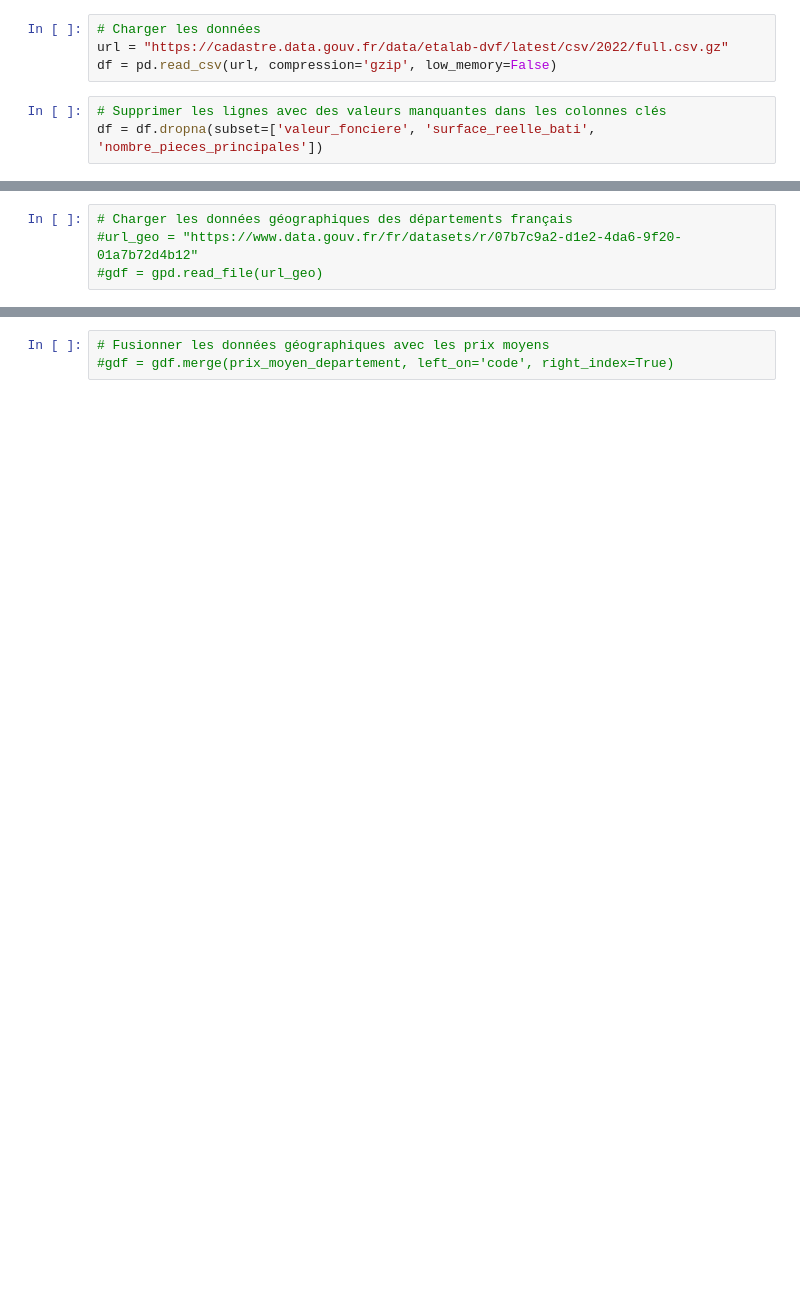
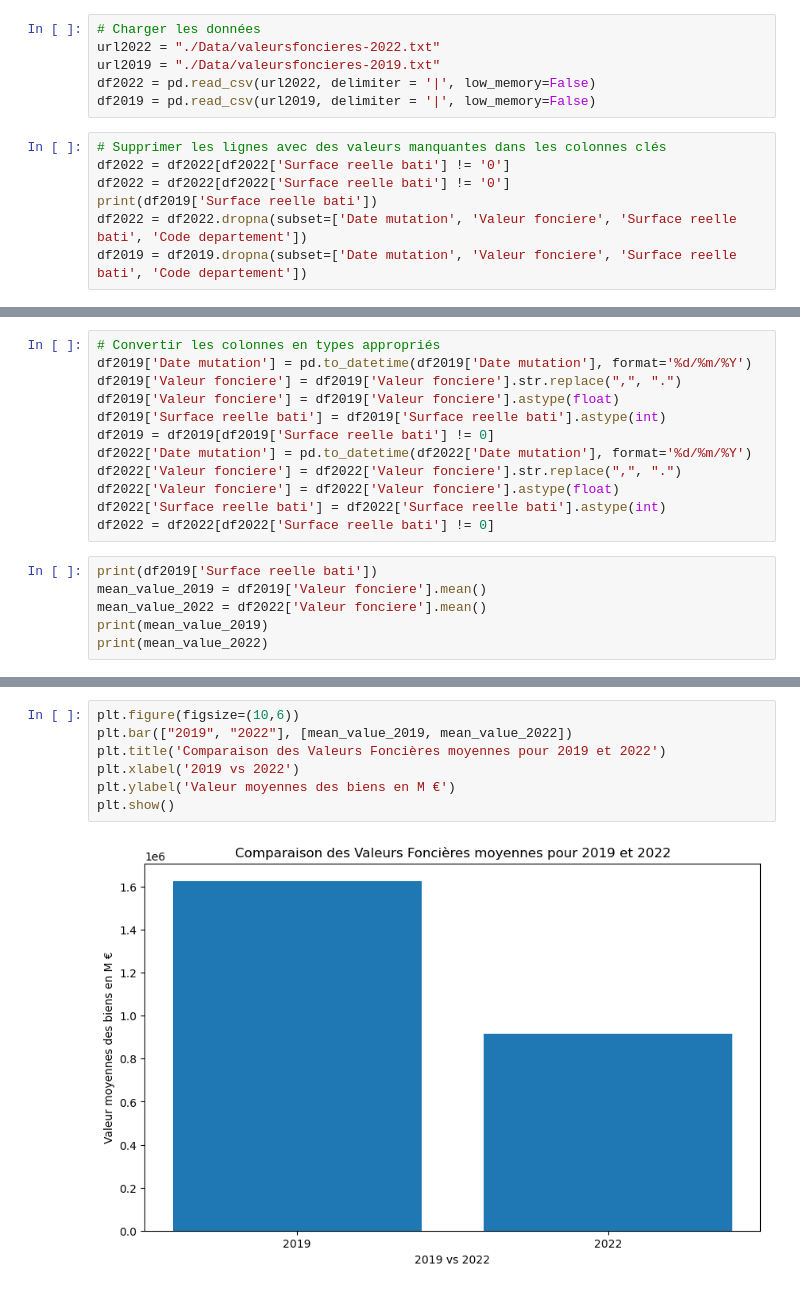
Before and after one commit to Vadim91200/ImmoTracker, a Jupyter notebook: DVF.ipynb, the cells around one changed output, grey strips where cells are left out. Saved outputs shown, nothing was run; the diff lists cells and outputs as text; blank space fills up the shorter version.

```diff
--- a/DVF.ipynb
+++ b/DVF.ipynb
@@ -5,7 +5,13 @@ import matplotlib.pyplot as plt
 # %%
 # Charger les données
-url = "https://cadastre.data.gouv.fr/data/etalab-dvf/latest/csv/2022/full.csv.gz"
-df = pd.read_csv(url, compression='gzip', low_memory=False)
+url2022 = "./Data/valeursfoncieres-2022.txt"
+url2019 = "./Data/valeursfoncieres-2019.txt"
+df2022 = pd.read_csv(url2022, delimiter = '|', low_memory=False)
+df2019 = pd.read_csv(url2019, delimiter = '|', low_memory=False)
 # %%
 # Supprimer les lignes avec des valeurs manquantes dans les colonnes clés
-df = df.dropna(subset=['valeur_fonciere', 'surface_reelle_bati', 'nombre_pieces_principales'])
+df2022 = df2022[df2022['Surface reelle bati'] != '0']
+df2022 = df2022[df2022['Surface reelle bati'] != '0']
+print(df2019['Surface reelle bati'])
+df2022 = df2022.dropna(subset=['Date mutation', 'Valeur fonciere', 'Surface reelle bati', 'Code departement'])
+df2019 = df2019.dropna(subset=['Date mutation', 'Valeur fonciere', 'Surface reelle bati', 'Code departement'])
@@ -18,4 +31,18 @@ prix_moyen_departement = df.groupby('code_departement')['prix_m2'].mean()
+# %%
+# Convertir les colonnes en types appropriés
+df2019['Date mutation'] = pd.to_datetime(df2019['Date mutation'], format='%d/%m/%Y')
+df2019['Valeur fonciere'] = df2019['Valeur fonciere'].str.replace(",", ".")
+df2019['Valeur fonciere'] = df2019['Valeur fonciere'].astype(float)
+df2019['Surface reelle bati'] = df2019['Surface reelle bati'].astype(int)
+df2019 = df2019[df2019['Surface reelle bati'] != 0]
+df2022['Date mutation'] = pd.to_datetime(df2022['Date mutation'], format='%d/%m/%Y')
+df2022['Valeur fonciere'] = df2022['Valeur fonciere'].str.replace(",", ".")
+df2022['Valeur fonciere'] = df2022['Valeur fonciere'].astype(float)
+df2022['Surface reelle bati'] = df2022['Surface reelle bati'].astype(int)
+df2022 = df2022[df2022['Surface reelle bati'] != 0]
 # %%
-# Charger les données géographiques des départements français
-#url_geo = "https://www.data.gouv.fr/fr/datasets/r/07b7c9a2-d1e2-4da6-9f20-01a7b72d4b12"
-#gdf = gpd.read_file(url_geo)
+print(df2019['Surface reelle bati'])
+mean_value_2019 = df2019['Valeur fonciere'].mean()
+mean_value_2022 = df2022['Valeur fonciere'].mean()
+print(mean_value_2019)
+print(mean_value_2022)
@@ -22,3 +64,9 @@ prix_moyen_departement = df.groupby('code_departement')['prix_m2'].mean()
 # %%
-# Fusionner les données géographiques avec les prix moyens
-#gdf = gdf.merge(prix_moyen_departement, left_on='code', right_index=True)
+plt.figure(figsize=(10,6))
+plt.bar(["2019", "2022"], [mean_value_2019, mean_value_2022])
+plt.title('Comparaison des Valeurs Foncières moyennes pour 2019 et 2022')
+plt.xlabel('2019 vs 2022')
+plt.ylabel('Valeur moyennes des biens en M €')
+plt.show()
+# %% [output]
+[figure, added]
```
Also changed, not shown: parts of 10 cells of this notebook.
